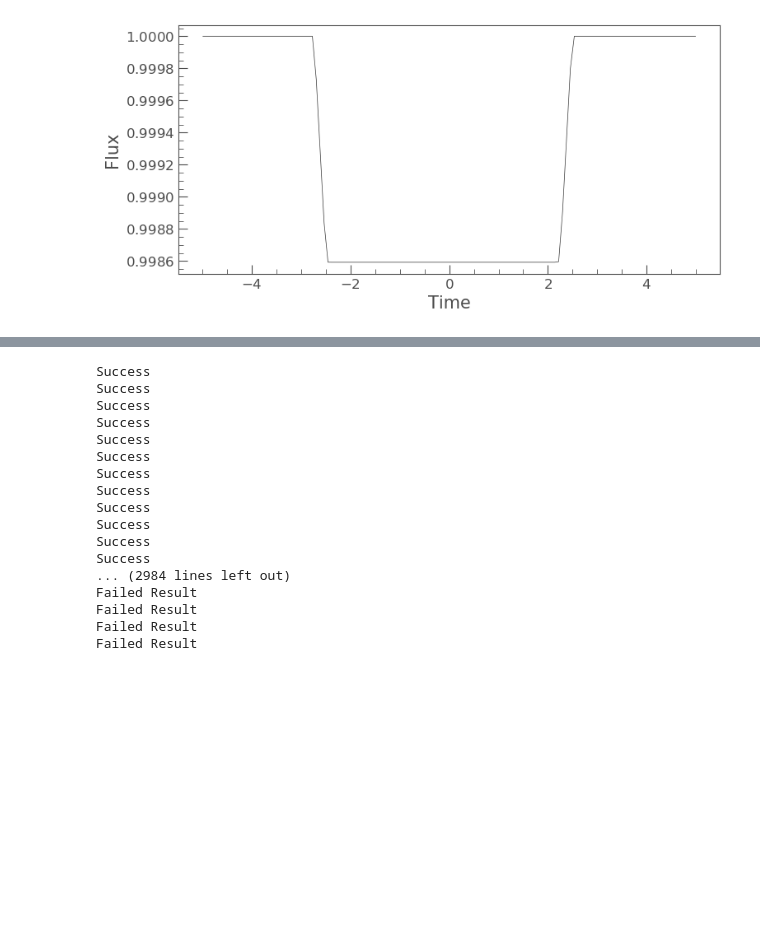
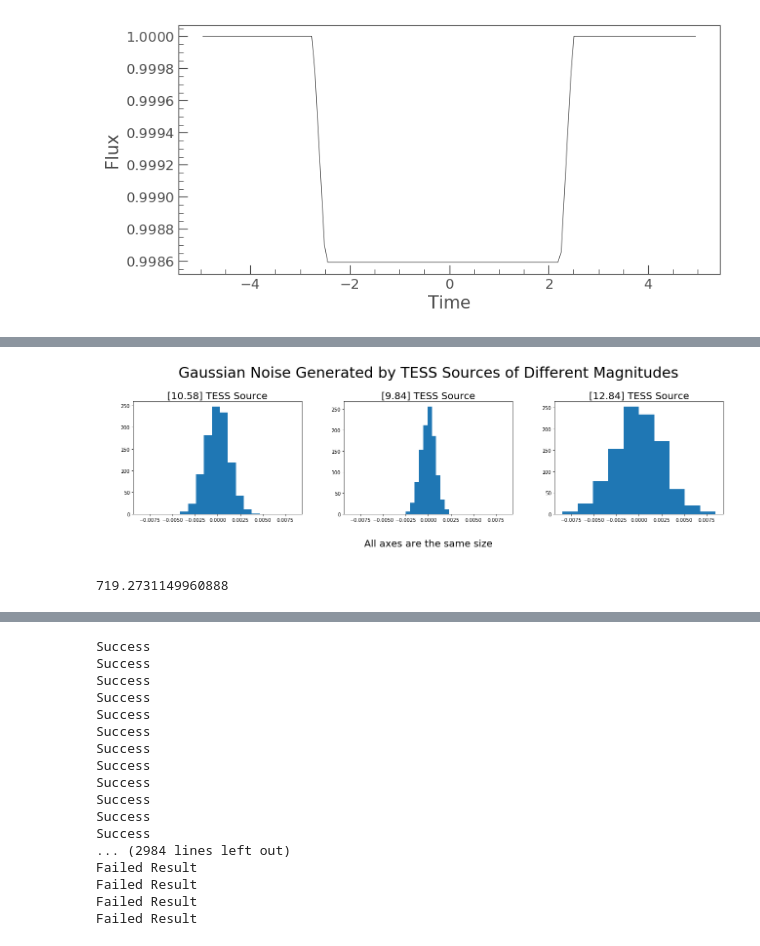
Before and after one commit to pfstacey/BSRC, a Jupyter notebook: code/Injecting_TESS_Noise.ipynb, the cells around one changed output, grey strips where cells are left out. Drawn from its saved outputs; the diff is of its cells as text; code cells hidden in the pictures; blank space fills up the shorter version.

```diff
--- a/code/Injecting_TESS_Noise.ipynb
+++ b/code/Injecting_TESS_Noise.ipynb
@@ -263,3 +265,42 @@ plt.show()
+# %%
+i = 0
+largest_x = 0
+sm_x = 1
+
+while i < times:
+    ax1 = plt.axes([0, 0, 0.0, 0.0])
+    ax1.hist(N[i]-1)
+    xmin, xmax, ymin, ymax = ax1.axis()
+    if xmin < sm_x:
+        sm_x = xmin
+    if xmax > largest_x:
+        largest_x = xmax
+    ax1.axis("off")
+    i = i + 1
+
+words_ax = plt.axes([1.5, 1, 0.0, 0.0])
+words_ax.axis("off")
+words_ax.set_title("Gaussian Noise Generated by TESS Sources of Different Magnitudes",fontsize=30)
+
+sub_ax = plt.axes([1.5, -.2, 0.0, 0.0])
+sub_ax.axis("off")
+sub_ax.set_title("All axes are the same size",fontsize=20)
+
+i = 0
+while i < times:
+    ax2 = plt.axes([((.1 + i)), (.05), 0.8, 0.8])
+    m = np.array([mags[i]])
+    ax2.set_title(str(m.round(decimals=2))+" TESS Source",fontsize=20)
+    ax2.hist(N[i]-1)
+    ax2.set_xlim(sm_x, largest_x)
+    i = i + 1
+plt.show()
+# %% [output]
+[figure, added]
+# %%
+xmax
+# %% [output]
+719.2731149960888
 # %%
 # now non-planetary objects!
 # Now more artifacts!
```
Also changed, not shown: parts of 6 cells of this notebook, 12 other files.
